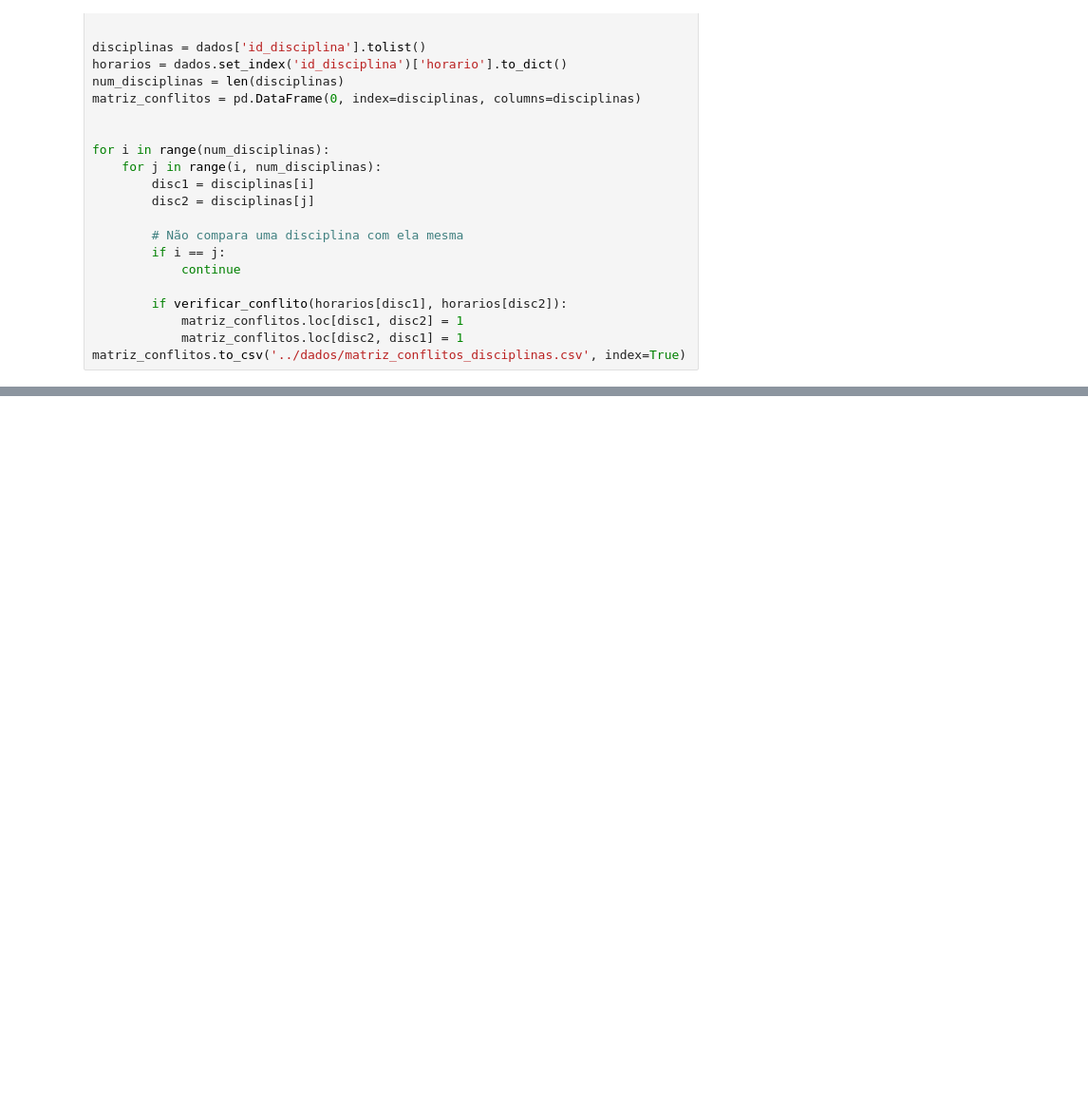
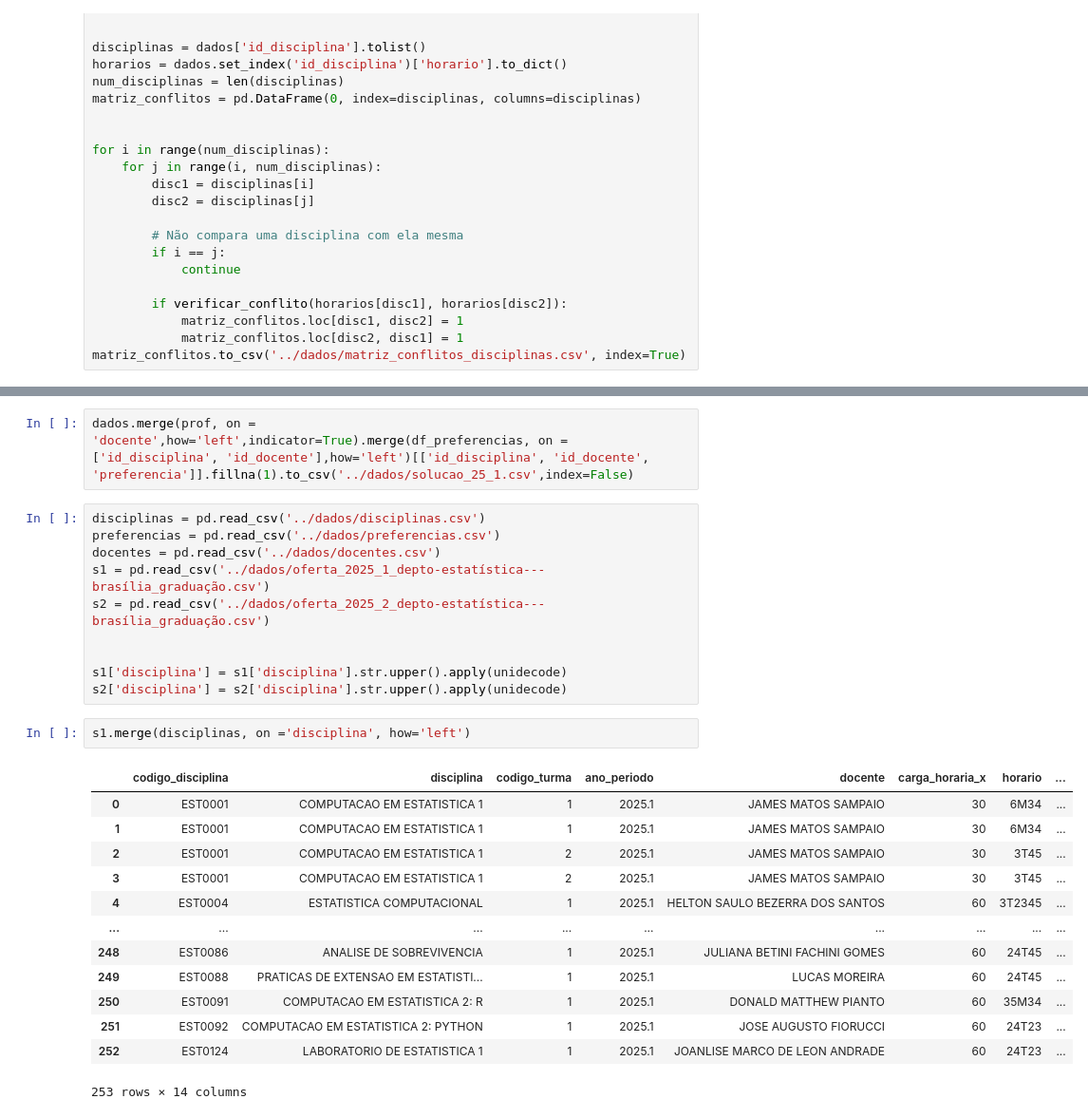
Before and after one commit to karl-peixoto/tcc_organizacao, a Jupyter notebook: codigos/simulacao_dados.ipynb, the cells around one changed output, grey strips where cells are left out. Shown at 95% size. Cells and saved outputs as stored; diff of their text form; blank space fills up the shorter version.

```diff
--- a/codigos/simulacao_dados.ipynb
+++ b/codigos/simulacao_dados.ipynb
@@ -130,0 +243,28 @@ df_preferencias.to_csv('../dados/preferencias.csv', index=False)
+# %%
+dados.merge(prof, on = 'docente',how='left',indicator=True).merge(df_preferencias, on = ['id_disciplina', 'id_docente'],how='left')[['id_disciplina', 'id_docente', 'preferencia']].fillna(1).to_csv('../dados/solucao_25_1.csv',index=False)
+# %%
+disciplinas = pd.read_csv('../dados/disciplinas.csv')
+preferencias = pd.read_csv('../dados/preferencias.csv')
+docentes = pd.read_csv('../dados/docentes.csv')
+s1 = pd.read_csv('../dados/oferta_2025_1_depto-estatística---brasília_graduação.csv')
+s2 = pd.read_csv('../dados/oferta_2025_2_depto-estatística---brasília_graduação.csv')
+
+
+s1['disciplina'] = s1['disciplina'].str.upper().apply(unidecode)
+s2['disciplina'] = s2['disciplina'].str.upper().apply(unidecode)
+# %%
+s1.merge(disciplinas, on ='disciplina', how='left')
+# %% [output]
+|  | codigo_disciplina | disciplina | codigo_turma | ano_periodo | docente | carga_horaria_x | horario | ... |
+| 0 | EST0001 | COMPUTACAO EM ESTATISTICA 1 | 1 | 2025.1 | JAMES MATOS SAMPAIO | 30 | 6M34 | ... |
+| 1 | EST0001 | COMPUTACAO EM ESTATISTICA 1 | 1 | 2025.1 | JAMES MATOS SAMPAIO | 30 | 6M34 | ... |
+| 2 | EST0001 | COMPUTACAO EM ESTATISTICA 1 | 2 | 2025.1 | JAMES MATOS SAMPAIO | 30 | 3T45 | ... |
+| 3 | EST0001 | COMPUTACAO EM ESTATISTICA 1 | 2 | 2025.1 | JAMES MATOS SAMPAIO | 30 | 3T45 | ... |
+| 4 | EST0004 | ESTATISTICA COMPUTACIONAL | 1 | 2025.1 | HELTON SAULO BEZERRA DOS SANTOS | 60 | 3T2345 | ... |
+| ... | ... | ... | ... | ... | ... | ... | ... | ... |
+| 248 | EST0086 | ANALISE DE SOBREVIVENCIA | 1 | 2025.1 | JULIANA BETINI FACHINI GOMES | 60 | 24T45 | ... |
+| 249 | EST0088 | PRATICAS DE EXTENSAO EM ESTATISTI... | 1 | 2025.1 | LUCAS MOREIRA | 60 | 24T45 | ... |
+| 250 | EST0091 | COMPUTACAO EM ESTATISTICA 2: R | 1 | 2025.1 | DONALD MATTHEW PIANTO | 60 | 35M34 | ... |
+| 251 | EST0092 | COMPUTACAO EM ESTATISTICA 2: PYTHON | 1 | 2025.1 | JOSE AUGUSTO FIORUCCI | 60 | 24T23 | ... |
+| 252 | EST0124 | LABORATORIO DE ESTATISTICA 1 | 1 | 2025.1 | JOANLISE MARCO DE LEON ANDRADE | 60 | 24T23 | ... |
+253 rows × 14 columns
```
Also changed, not shown: parts of 6 cells of this notebook, 28 other files.
